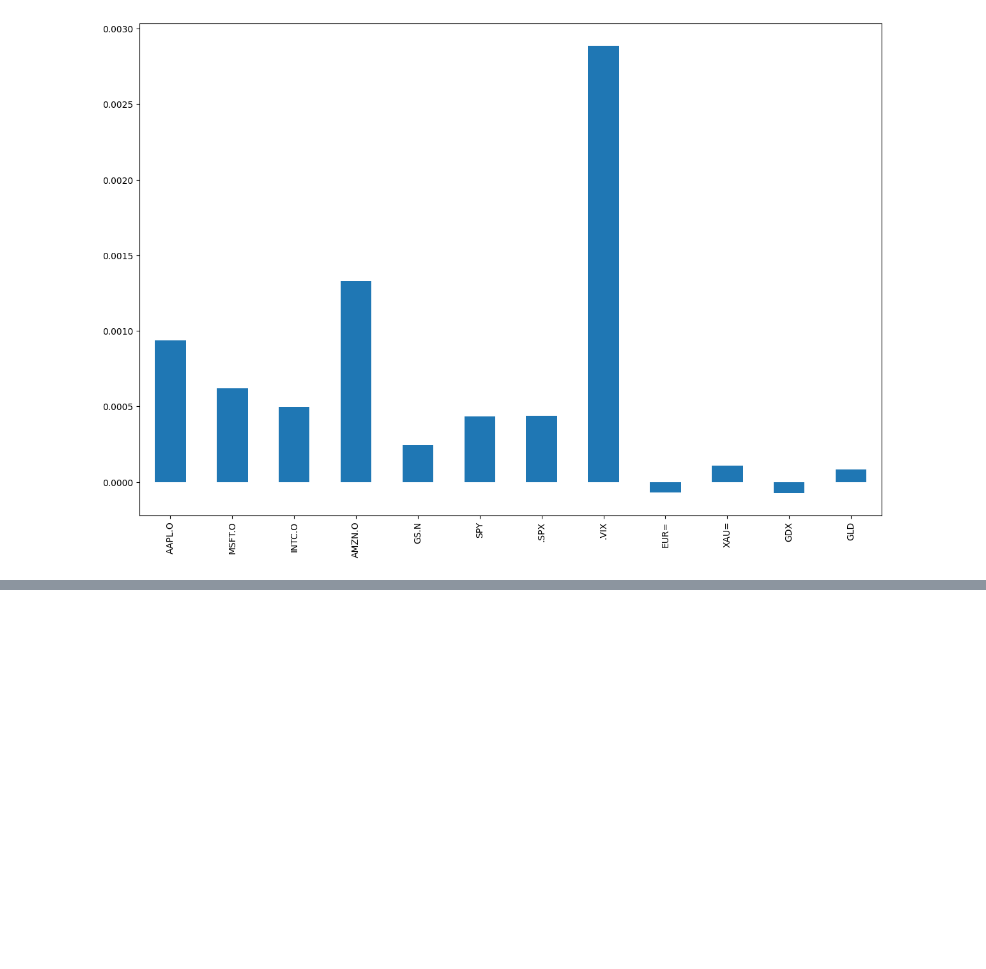
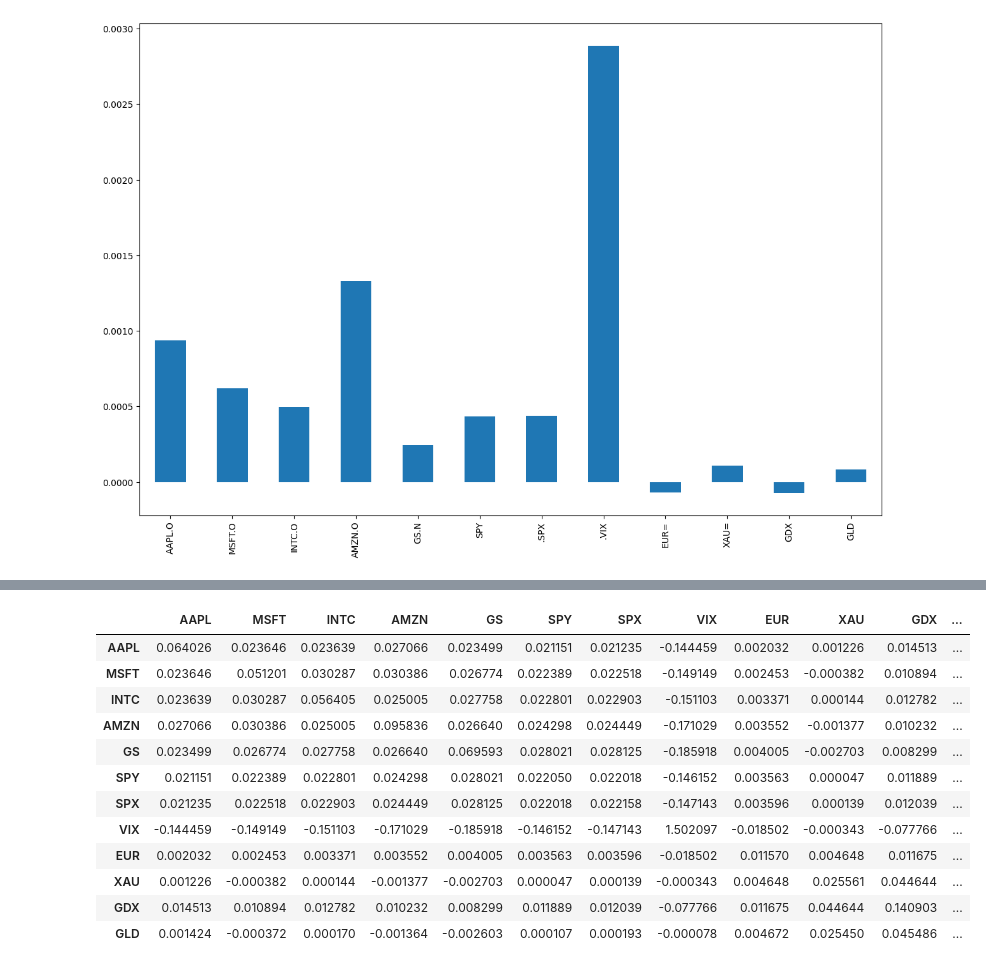
Before and after one commit to HyunsungRyu/AI_TimeSeries, a Jupyter notebook: return_TS.ipynb, the cells around one changed output, grey strips where cells are left out. Cells and saved outputs as stored; diff of their text form; code cells hidden in the pictures; blank space fills up the shorter version.

```diff
--- a/return_TS.ipynb
+++ b/return_TS.ipynb
@@ -109,0 +137,16 @@ df.pct_change().mean().plot(kind='bar', figsize=(15, 10))
+# %%
+rets.cov()*252
+# %% [output]
+|  | AAPL | MSFT | INTC | AMZN | GS | SPY | SPX | VIX | EUR | XAU | GDX | ... |
+| AAPL | 0.064026 | 0.023646 | 0.023639 | 0.027066 | 0.023499 | 0.021151 | 0.021235 | -0.144459 | 0.002032 | 0.001226 | 0.014513 | ... |
+| MSFT | 0.023646 | 0.051201 | 0.030287 | 0.030386 | 0.026774 | 0.022389 | 0.022518 | -0.149149 | 0.002453 | -0.000382 | 0.010894 | ... |
+| INTC | 0.023639 | 0.030287 | 0.056405 | 0.025005 | 0.027758 | 0.022801 | 0.022903 | -0.151103 | 0.003371 | 0.000144 | 0.012782 | ... |
+| AMZN | 0.027066 | 0.030386 | 0.025005 | 0.095836 | 0.026640 | 0.024298 | 0.024449 | -0.171029 | 0.003552 | -0.001377 | 0.010232 | ... |
+| GS | 0.023499 | 0.026774 | 0.027758 | 0.026640 | 0.069593 | 0.028021 | 0.028125 | -0.185918 | 0.004005 | -0.002703 | 0.008299 | ... |
+| SPY | 0.021151 | 0.022389 | 0.022801 | 0.024298 | 0.028021 | 0.022050 | 0.022018 | -0.146152 | 0.003563 | 0.000047 | 0.011889 | ... |
+| SPX | 0.021235 | 0.022518 | 0.022903 | 0.024449 | 0.028125 | 0.022018 | 0.022158 | -0.147143 | 0.003596 | 0.000139 | 0.012039 | ... |
+| VIX | -0.144459 | -0.149149 | -0.151103 | -0.171029 | -0.185918 | -0.146152 | -0.147143 | 1.502097 | -0.018502 | -0.000343 | -0.077766 | ... |
+| EUR | 0.002032 | 0.002453 | 0.003371 | 0.003552 | 0.004005 | 0.003563 | 0.003596 | -0.018502 | 0.011570 | 0.004648 | 0.011675 | ... |
+| XAU | 0.001226 | -0.000382 | 0.000144 | -0.001377 | -0.002703 | 0.000047 | 0.000139 | -0.000343 | 0.004648 | 0.025561 | 0.044644 | ... |
+| GDX | 0.014513 | 0.010894 | 0.012782 | 0.010232 | 0.008299 | 0.011889 | 0.012039 | -0.077766 | 0.011675 | 0.044644 | 0.140903 | ... |
+| GLD | 0.001424 | -0.000372 | 0.000170 | -0.001364 | -0.002603 | 0.000107 | 0.000193 | -0.000078 | 0.004672 | 0.025450 | 0.045486 | ... |
```
Also changed, not shown: parts of 9 cells of this notebook.
